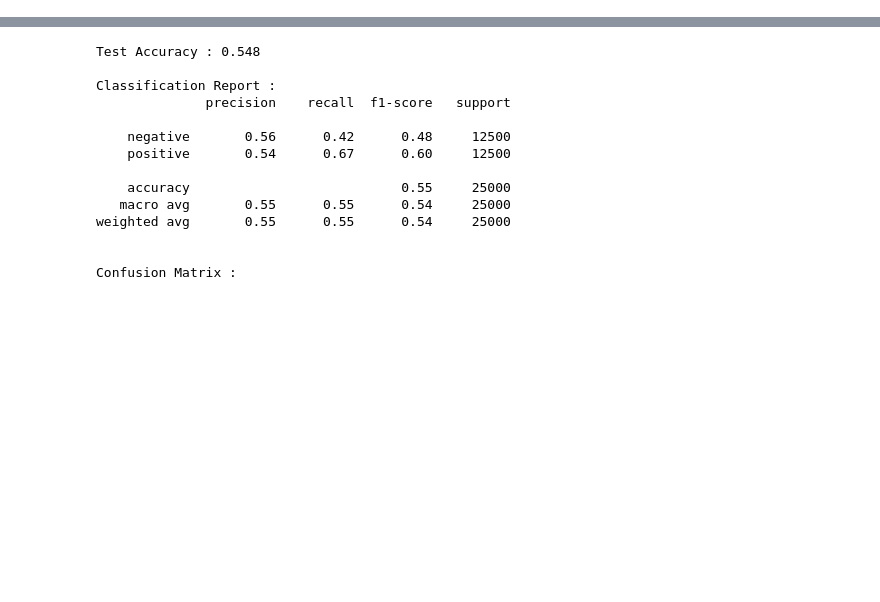
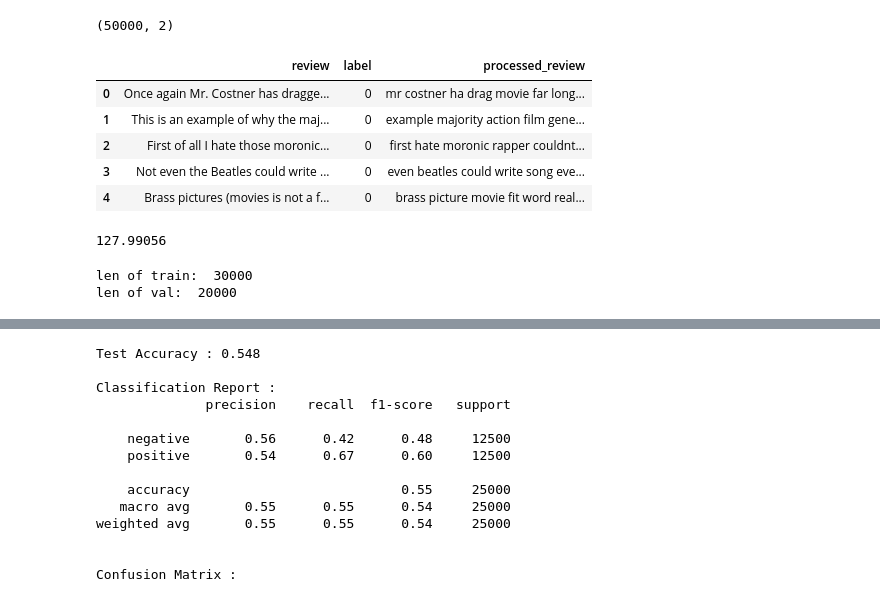
Before and after one commit to iociveteres/Neural-Networks, a Jupyter notebook: lab2/lab2.ipynb, the cells around one changed output, grey strips where cells are left out. Saved outputs shown, nothing was run; the diff lists cells and outputs as text; code cells hidden in the pictures; blank space fills up the shorter version.

```diff
--- a/lab2/lab2.ipynb
+++ b/lab2/lab2.ipynb
@@ -41,0 +56,4 @@ seed_everything(1)
+# %%
+df = df.drop(['Unnamed: 0', 'type', 'file'], axis=1)
+df.columns = ['review', 'label']
+df.head()
@@ -41,0 +67,5 @@ seed_everything(1)
+# %%
+# В датасете присутствуют отзывы, неразмеченные как положительные или отрицательные
+df = df[df.label != 'unsup']
+df['label'] = df['label'].map({'pos': 1, 'neg': 0})
+df.head()
@@ -41,0 +79,4 @@ seed_everything(1)
+# %%
+df.shape
+# %% [output]
+(50000, 2)
@@ -41,0 +99,30 @@ seed_everything(1)
+# %%
+df['processed_review'] = df.review.apply(lambda x: clean_text(x))
+df.head()
+# %% [output]
+|  | review | label | processed_review |
+| 0 | Once again Mr. Costner has dragge... | 0 | mr costner ha drag movie far long... |
+| 1 | This is an example of why the maj... | 0 | example majority action film gene... |
+| 2 | First of all I hate those moronic... | 0 | first hate moronic rapper couldnt... |
+| 3 | Not even the Beatles could write ... | 0 | even beatles could write song eve... |
+| 4 | Brass pictures (movies is not a f... | 0 | brass picture movie fit word real... |
+# %%
+df = df.drop(['review'], axis=1)
+df.processed_review.apply(lambda x: len(x.split(" "))).mean()
+# %% [output]
+127.99056
+# %%
+val_frac = 0.4
+val_split_idx = int(len(df)*val_frac) #index on which to split
+data_idx = list(range(len(df))) #create a list of ints till len of data
+np.random.shuffle(data_idx)
+
+val_idx, train_idx = data_idx[:val_split_idx], data_idx[val_split_idx:]
+print('len of train: ', len(train_idx))
+print('len of val: ', len(val_idx))
+
+train = df.iloc[train_idx].reset_index().drop('index',axis=1)
+test = df.iloc[val_idx].reset_index().drop('index',axis=1)
+# %% [output]
+len of train:  30000
+len of val:  20000
```
Also changed, not shown: parts of 21 cells of this notebook.
